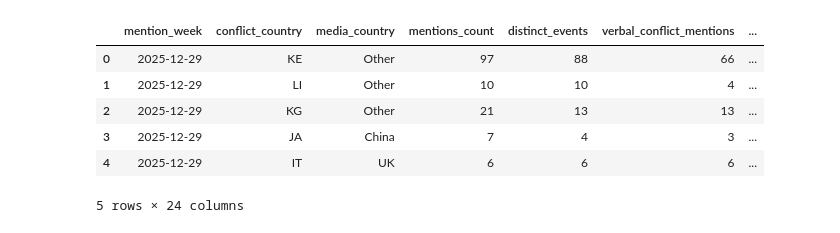
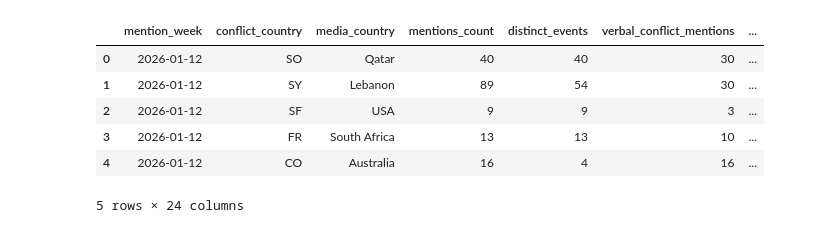
Before and after one commit to group-rho-dataviz/group-rho-dataviz.github.io, a Jupyter notebook: preprocessing/choropleth_map.ipynb, the cells around one changed output. Drawn from its saved outputs; the diff is of its cells as text; code cells hidden in the pictures.

```diff
--- a/preprocessing/choropleth_map.ipynb
+++ b/preprocessing/choropleth_map.ipynb
@@ -299,18 +20,22 @@ def code_to_country(code):
         raise ValueError(f"Invalid country code: {code}")
 # %%
 # Load the mentions dataset from data/GDELT/weekly_media_attention_query_class34_better_disambiguation.csv
-path_mentions = "../data/GDELT/weekly_media_attention_query_class34_better_disambiguation.csv"
+# The old dataset
+# path_mentions = "../data/GDELT/weekly_media_attention_query_class34_better_disambiguation.csv"
+
+# The new one
+path_mentions = "../data/GDELT/2026_weekly_media_attention_query_class34_better_disambiguation.csv"
 df_mentions = pd.read_csv(path_mentions)
 
 # Display the first few rows of the dataframe
 df_mentions.head()
 # %% [output]
 |  | mention_week | conflict_country | media_country | mentions_count | distinct_events | verbal_conflict_mentions | ... |
-| 0 | 2025-12-29 | KE | Other | 97 | 88 | 66 | ... |
-| 1 | 2025-12-29 | LI | Other | 10 | 10 | 4 | ... |
-| 2 | 2025-12-29 | KG | Other | 21 | 13 | 13 | ... |
-| 3 | 2025-12-29 | JA | China | 7 | 4 | 3 | ... |
-| 4 | 2025-12-29 | IT | UK | 6 | 6 | 6 | ... |
+| 0 | 2026-01-12 | SO | Qatar | 40 | 40 | 30 | ... |
+| 1 | 2026-01-12 | SY | Lebanon | 89 | 54 | 30 | ... |
+| 2 | 2026-01-12 | SF | USA | 9 | 9 | 3 | ... |
+| 3 | 2026-01-12 | FR | South Africa | 13 | 13 | 10 | ... |
+| 4 | 2026-01-12 | CO | Australia | 16 | 4 | 16 | ... |
 5 rows × 24 columns
 # %%
 # Convert the 'conflict_country' column from FIPS 10-4 codes to country names
```
Also changed, not shown: parts of 64 cells of this notebook, 9 other files.
